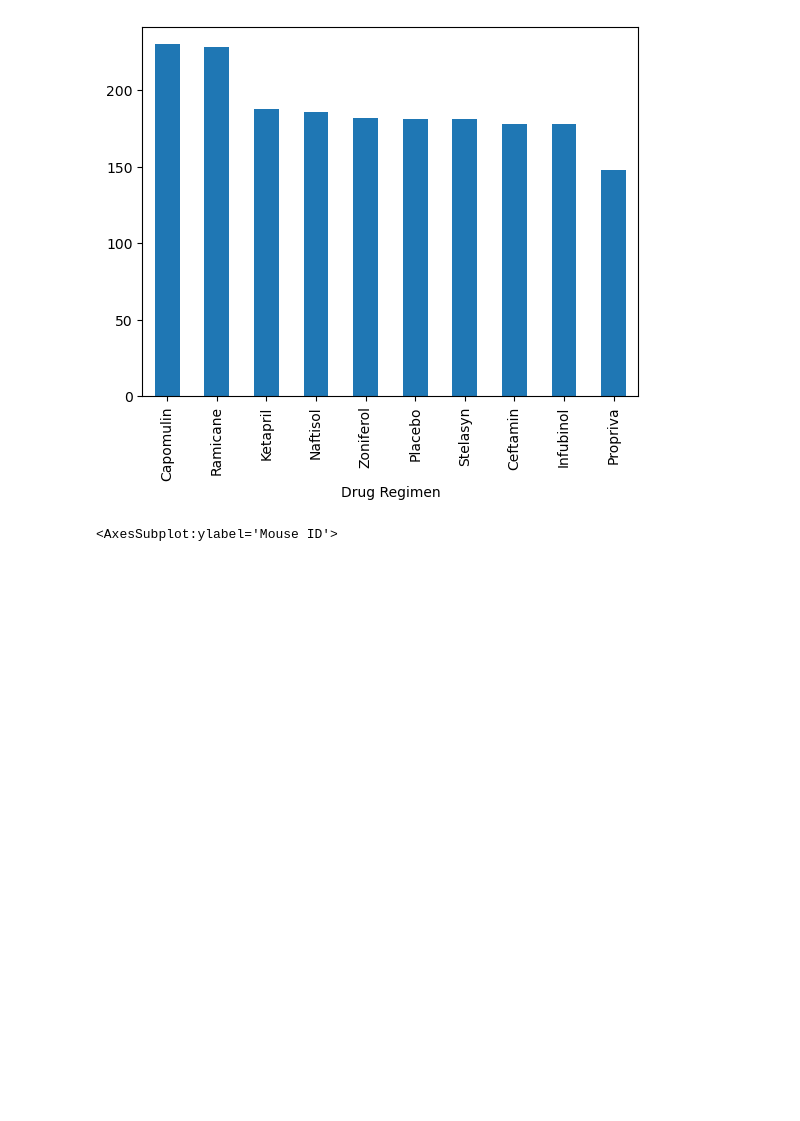
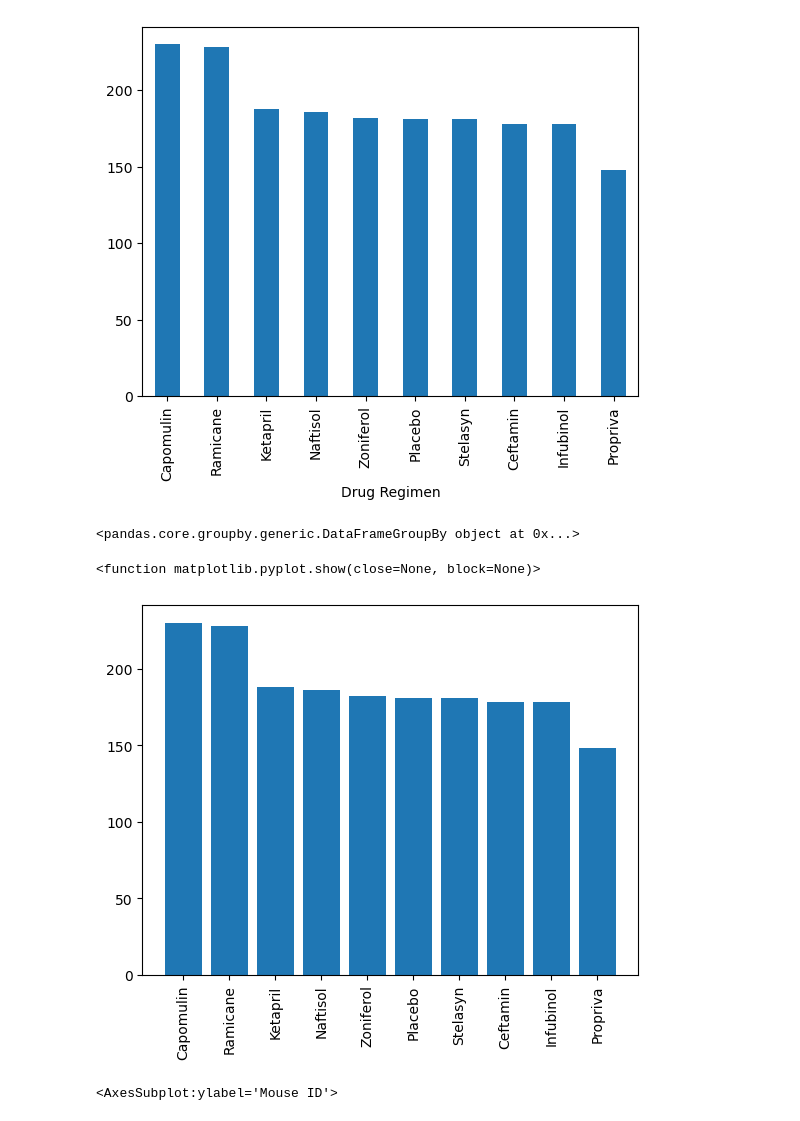
Before and after one commit to mjohnnywest/matplotlib_challenge, a Jupyter notebook: pymaceuticals.ipynb, the cells around one changed output. Saved outputs shown, nothing was run; the diff lists cells and outputs as text; code cells hidden in the pictures; blank space fills up the shorter version.

Commit message:
box plot almost complete

```diff
--- a/pymaceuticals.ipynb
+++ b/pymaceuticals.ipynb
@@ -111,9 +117,23 @@ mouse_data_drug["Mouse ID"].count().sort_values(ascending=False).plot(kind = "ba
 # %% [output]
 <AxesSubplot:xlabel='Drug Regimen'>
 [figure]
+# %%
+mouse_data_drug
+# %% [output]
+<pandas.core.groupby.generic.DataFrameGroupBy object at 0x...>
 # %%
 #Using pyplot
-#plt.bar(mouse_data["Drug Regimen"],)
+
+mice_per_drug = mouse_data_drug["Mouse ID"].count()
+mice_per_drug = mice_per_drug.sort_values(ascending=False)
+
+plt.bar(x= mice_per_drug.index,height=mice_per_drug.values)
+plt.xticks(rotation=90)
+
+plt.show
+# %% [output]
+<function matplotlib.pyplot.show(close=None, block=None)>
+[figure, added]
 # %%
 #Using .plot()
 mouse_data.groupby(["Sex"])["Mouse ID"].nunique().plot(kind = "pie", autopct="%1.1f%%")
```
Also changed, not shown: parts of 8 cells of this notebook.
